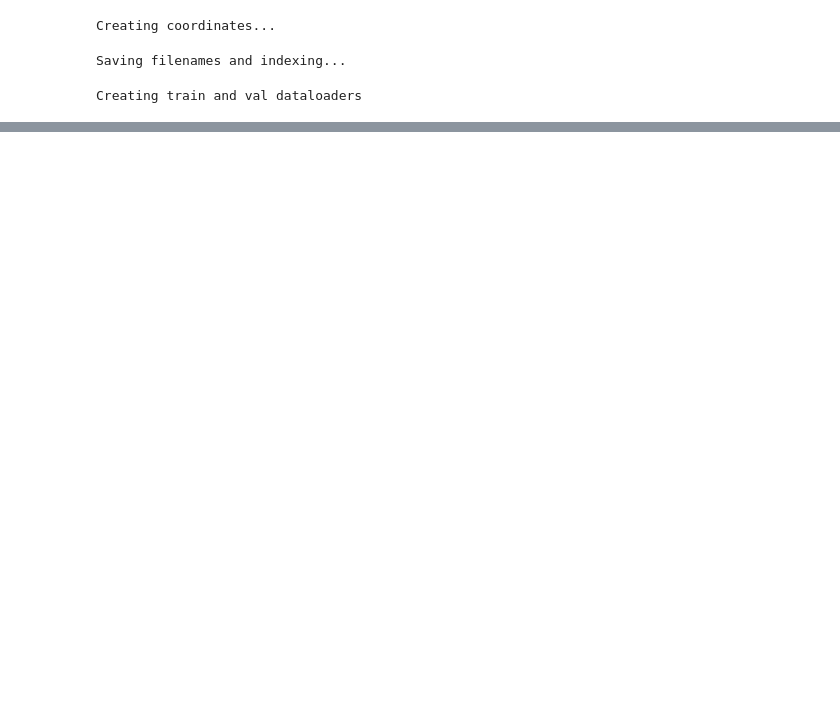
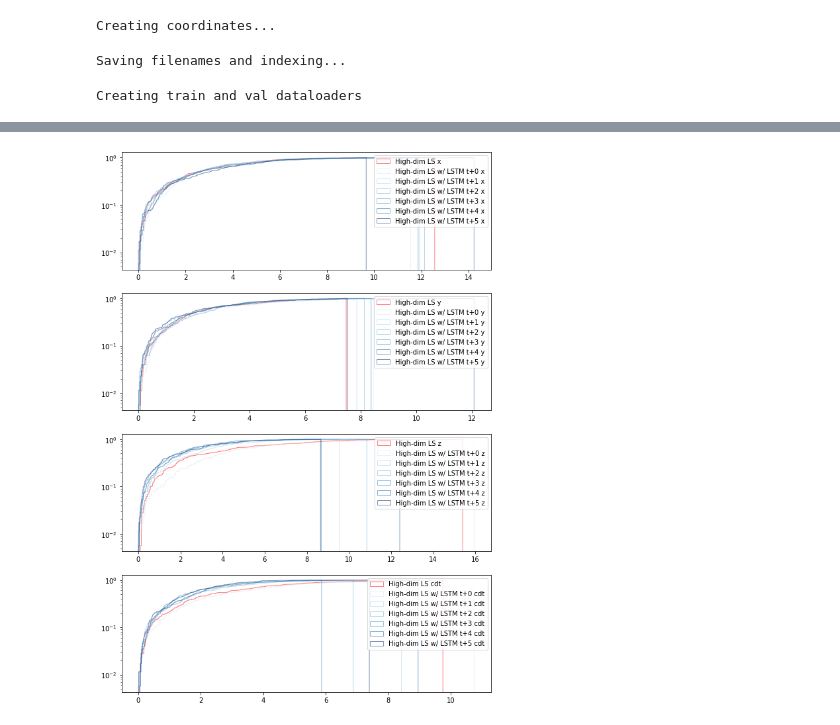
Before and after one commit to Stanford-NavLab/deep_gnss, a Jupyter notebook: notebooks/06_27_22_seq_train.ipynb, the cells around one changed output, grey strips where cells are left out. Drawn from its saved outputs; the diff is of its cells as text; code cells hidden in the pictures; blank space fills up the shorter version.

```diff
--- a/notebooks/06_27_22_seq_train.ipynb
+++ b/notebooks/06_27_22_seq_train.ipynb
@@ -245,0 +265,4 @@ plt.legend()
+# %%
+fig
+# %% [output]
+[figure, added]
```
Also changed, not shown: parts of 20 cells of this notebook, 3 other files.
